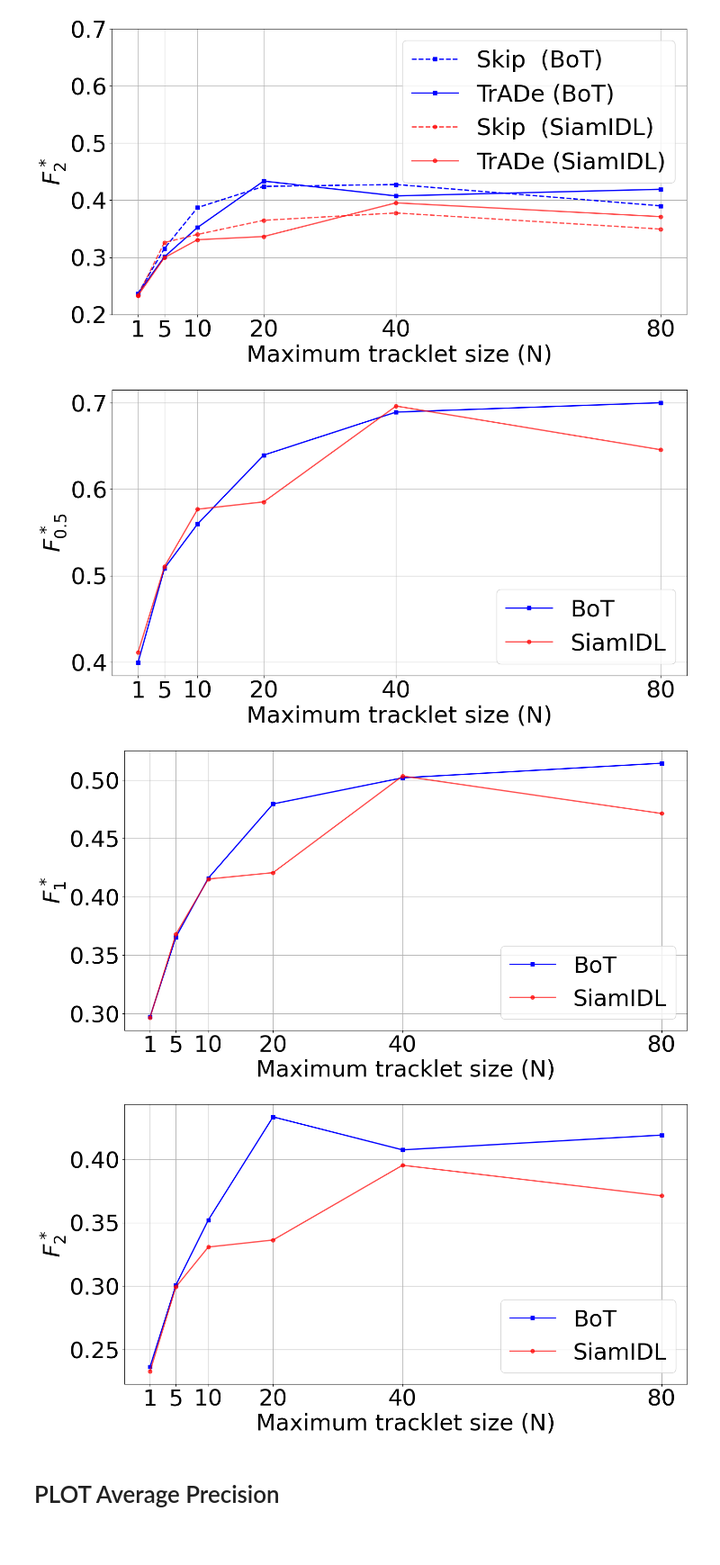
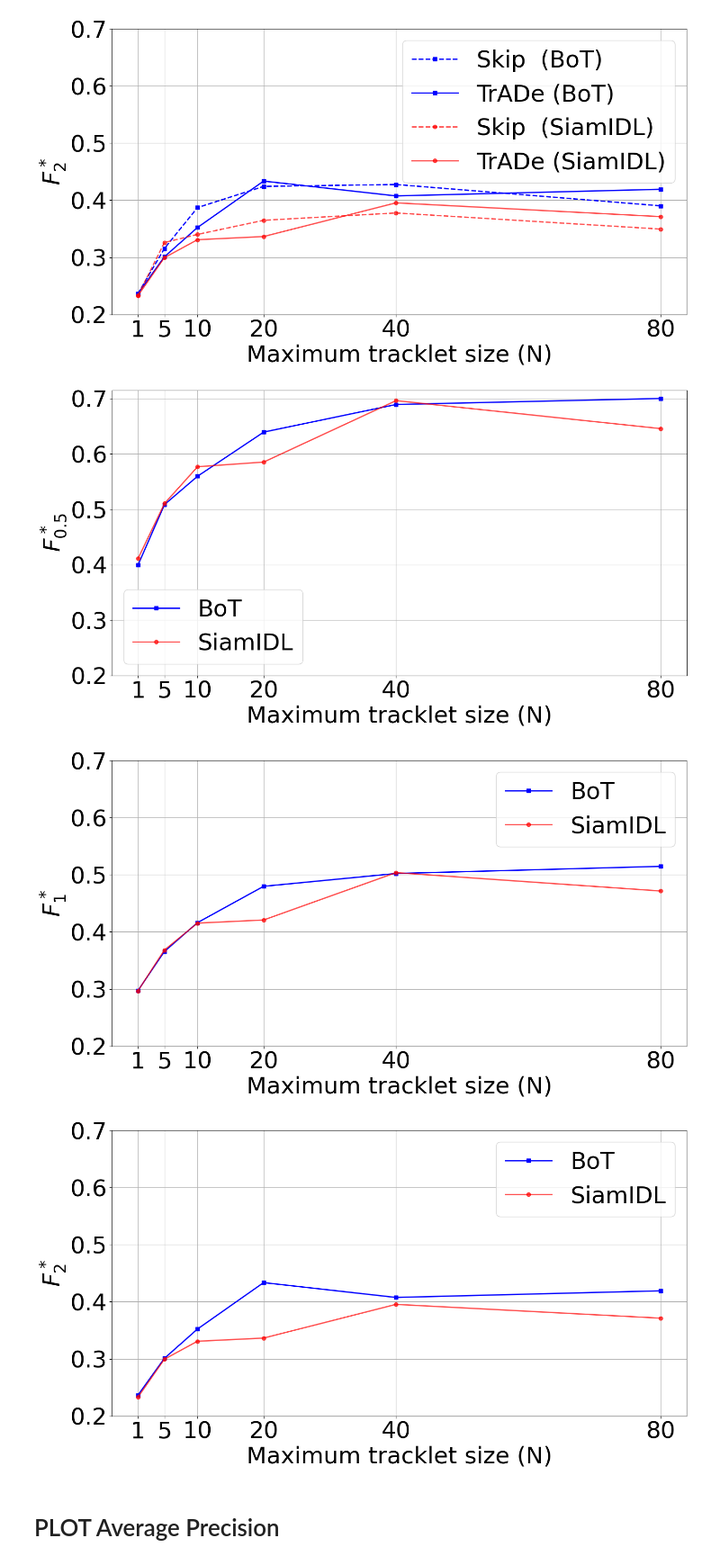
Before and after one commit to luigy-mach/TrADe, a Jupyter notebook: notebooks/show-result_TrADe+ReID.ipynb, the cells around one changed output. Shown at 90% size. Drawn from its saved outputs; the diff is of its cells as text; code cells hidden in the pictures; blank space fills up the shorter version.

```diff
--- a/notebooks/show-result_TrADe+ReID.ipynb
+++ b/notebooks/show-result_TrADe+ReID.ipynb
@@ -1052,12 +1086,13 @@ from matplotlib import rc
 rc('font',**{'family':'serif','serif':['Times New Roman'], 'size':36 })
 rc('text', usetex=False)
 
+axis_Skip  = [1, 5, 10, 20, 40, 80]
+axis_TrADe = [5, 10, 20, 40, 80]
+
 
 title_fscores = ["$F^*_{0.5}$","$F^*_{1}$","$F^*_{2}$"]
 for i, fs_i in enumerate([fscore05,fscore10,fscore20]):
     plt.figure(figsize=(16, 8))
-
-    axis_x1 = [1, 5, 10, 20, 40, 80]
 
     axis_y1 = list([data_fscores_classic_reid_BoT[:,i+1].astype(float).tolist()[0]]     + new_all_fscores[fs_i].iloc[0].to_list())
     axis_y2 = list([data_fscores_classic_reid_SiamlDL[:,i+1].astype(float).tolist()[0]] + new_all_fscores[fs_i].iloc[1].to_list())
@@ -1065,18 +1100,12 @@ for i, fs_i in enumerate([fscore05,fscore10,fscore20]):
     axis_y3 = data_fscores_classic_reid_BoT[:,i+1].astype(float).tolist()
     axis_y4 = data_fscores_classic_reid_SiamlDL[:,i+1].astype(float).tolist()
 
-    plt.plot(axis_x1, axis_y3, 'bs--', label='Skip  (BoT)'    ,alpha=1, linewidth=2)
-    plt.plot(axis_x1, axis_y1, 'bs-',  label='TrADe (BoT)'    ,alpha=1, linewidth=2)
+    plt.plot(axis_Skip, axis_y3, 'bs--', label='Skip  (BoT)'    ,alpha=1, linewidth=2)
+    plt.plot(axis_Skip, axis_y1, 'bs-',  label='TrADe (BoT)'    ,alpha=1, linewidth=2)
 
-    plt.plot(axis_x1, axis_y4, 'ro--', label='Skip  (SiamIDL)' ,alpha=0.7, linewidth=2)
-    plt.plot(axis_x1, axis_y2, 'ro-',  label='TrADe (SiamIDL)' ,alpha=0.7, linewidth=2)
+    plt.plot(axis_Skip, axis_y4, 'ro--', label='Skip  (SiamIDL)' ,alpha=0.7, linewidth=2)
+    plt.plot(axis_Skip, axis_y2, 'ro-',  label='TrADe (SiamIDL)' ,alpha=0.7, linewidth=2)
 
-
-#     plt.plot(axis_x1, axis_y3, 'bD-', label=r'Skip(BoT)'    ,alpha=0.3, linewidth=9)
-#     plt.plot(axis_x1, axis_y4, 'rD-', label=r'Skip(SiamlDL)',alpha=0.3, linewidth=9)
-
-
-#     '-D', alpha=0.8, linewidth=5
 
     plt.legend()
 #     plt.title(fs_i)
@@ -1110,49 +1139,44 @@ rc('text', usetex=False)
 title_fscores = ["$F^*_{0.5}$","$F^*_{1}$","$F^*_{2}$"]
 nameSaveFscore = ["F_05_Score","F_10_Score","F_20_Score"]
 
+axis_Skip  = [1, 5, 10, 20, 40, 80]
+axis_TrADe = [5, 10, 20, 40, 80]
+
 for i, fs_i in enumerate([fscore05,fscore10,fscore20]):
     plt.figure(figsize=(16, 8))
-
-    axis_x1 = [1, 5, 10, 20, 40, 80]
 
     axis_y1 = list([data_fscores_classic_reid_BoT[:,i+1].astype(float).tolist()[0]]     + new_all_fscores[fs_i].iloc[0].to_list())
     axis_y2 = list([data_fscores_classic_reid_SiamlDL[:,i+1].astype(float).tolist()[0]] + new_all_fscores[fs_i].iloc[1].to_list())
 
     axis_y3 = data_fscores_classic_reid_BoT[:,i+1].astype(float).tolist()
     axis_y4 = data_fscores_classic_reid_SiamlDL[:,i+1].astype(float).tolist()
 
-#     plt.plot(axis_x1, axis_y3, 'bs--', label='Skip  (BoT)'    ,alpha=1, linewidth=2)
-    plt.plot(axis_x1, axis_y1, 'bs-',  label='BoT'    ,alpha=1, linewidth=2)
+#     plt.plot(axis_Skip, axis_y3, 'bs--', label='Skip  (BoT)'    ,alpha=1, linewidth=2)
+    plt.plot(axis_Skip, axis_y1, 'bs-',  label='BoT'    ,alpha=1, linewidth=2)
 
-#     plt.plot(axis_x1, axis_y4, 'ro--', label='Skip  (SiamIDL)' ,alpha=0.7, linewidth=2)
-    plt.plot(axis_x1, axis_y2, 'ro-',  label='SiamIDL' ,alpha=0.7, linewidth=2)
+#     plt.plot(axis_Skip, axis_y4, 'ro--', label='Skip  (SiamIDL)' ,alpha=0.7, linewidth=2)
+    plt.plot(axis_Skip, axis_y2, 'ro-',  label='SiamIDL' ,alpha=0.7, linewidth=2)
 
-
-#     plt.plot(axis_x1, axis_y3, 'bD-', label=r'Skip(BoT)'    ,alpha=0.3, linewidth=9)
-#     plt.plot(axis_x1, axis_y4, 'rD-', label=r'Skip(SiamlDL)',alpha=0.3, linewidth=9)
-
-
-#     '-D', alpha=0.8, linewidth=5
 
     plt.legend()
 #     plt.title(fs_i)
-#     plt.yticks(np.arange(0.20, 0.71, step=0.1))
+    plt.yticks(np.arange(0.20, 0.71, step=0.1))
 #     plt.xticks(np.arange(0, 90, step=10))
     plt.xticks(axis_x1)
 
     plt.grid(True)
 
     nameFigSave = '{}.png'
     nameFigSave = nameFigSave.format(nameSaveFscore[i])
     plt.xlabel('Maximum tracklet size (N)')
 #     plt.ylabel('F-score ')
     plt.ylabel(title_fscores[i])
 
     plt.savefig(os.path.join(path_save_imgs,nameFigSave))   # save the figure to file
     plt.show()
 # %% [output]
-[figure, old version]
+[figure, new version]
-[figure, old version]
+[figure, new version]
-[figure, old version]
+[figure, new version]
 # %% [markdown]
 # PLOT Average Precision
```
Also changed, not shown: parts of 46 cells of this notebook.
